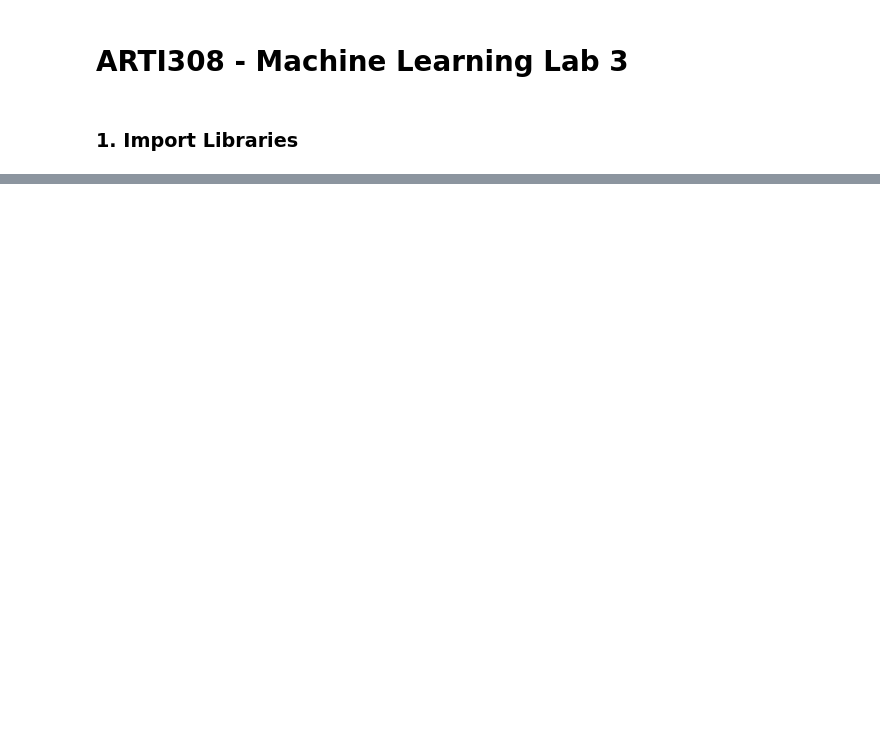
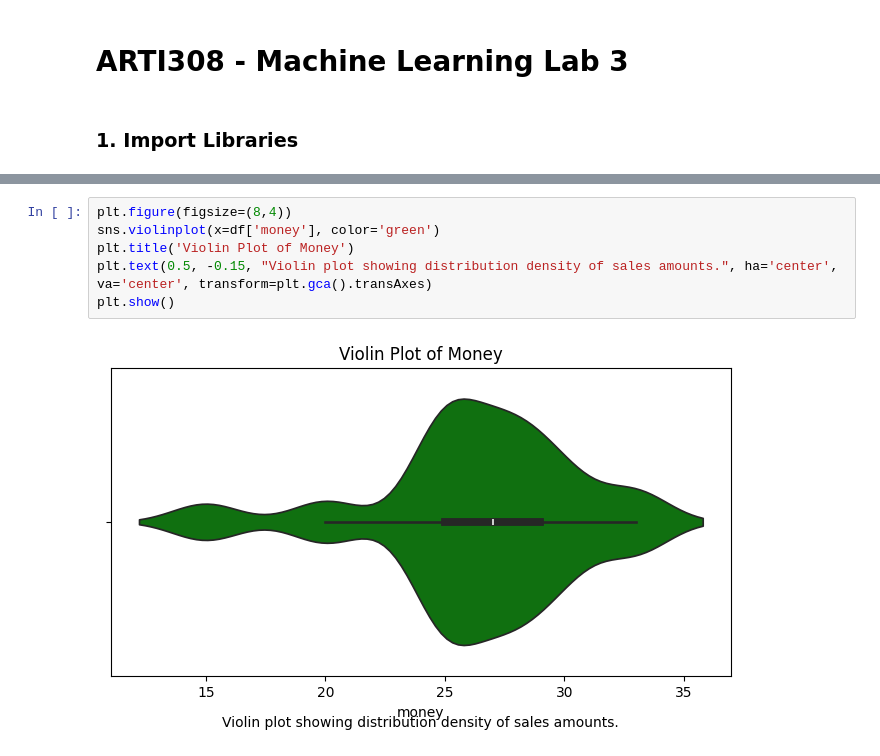
Before and after one commit to An4s0/Machine-learning, a Jupyter notebook: Lab3/lab3.ipynb, the cells around one changed output, grey strips where cells are left out. Cells and saved outputs as stored; diff of their text form; blank space fills up the shorter version.

```diff
--- a/Lab3/lab3.ipynb
+++ b/Lab3/lab3.ipynb
@@ -163,0 +109,8 @@ plt.show()
+# %%
+plt.figure(figsize=(8,4))
+sns.violinplot(x=df['money'], color='green')
+plt.title('Violin Plot of Money')
+plt.text(0.5, -0.15, "Violin plot showing distribution density of sales amounts.", ha='center', va='center', transform=plt.gca().transAxes)
+plt.show()
+# %% [output]
+[figure, added]
```
Also changed, not shown: parts of 60 cells of this notebook.
